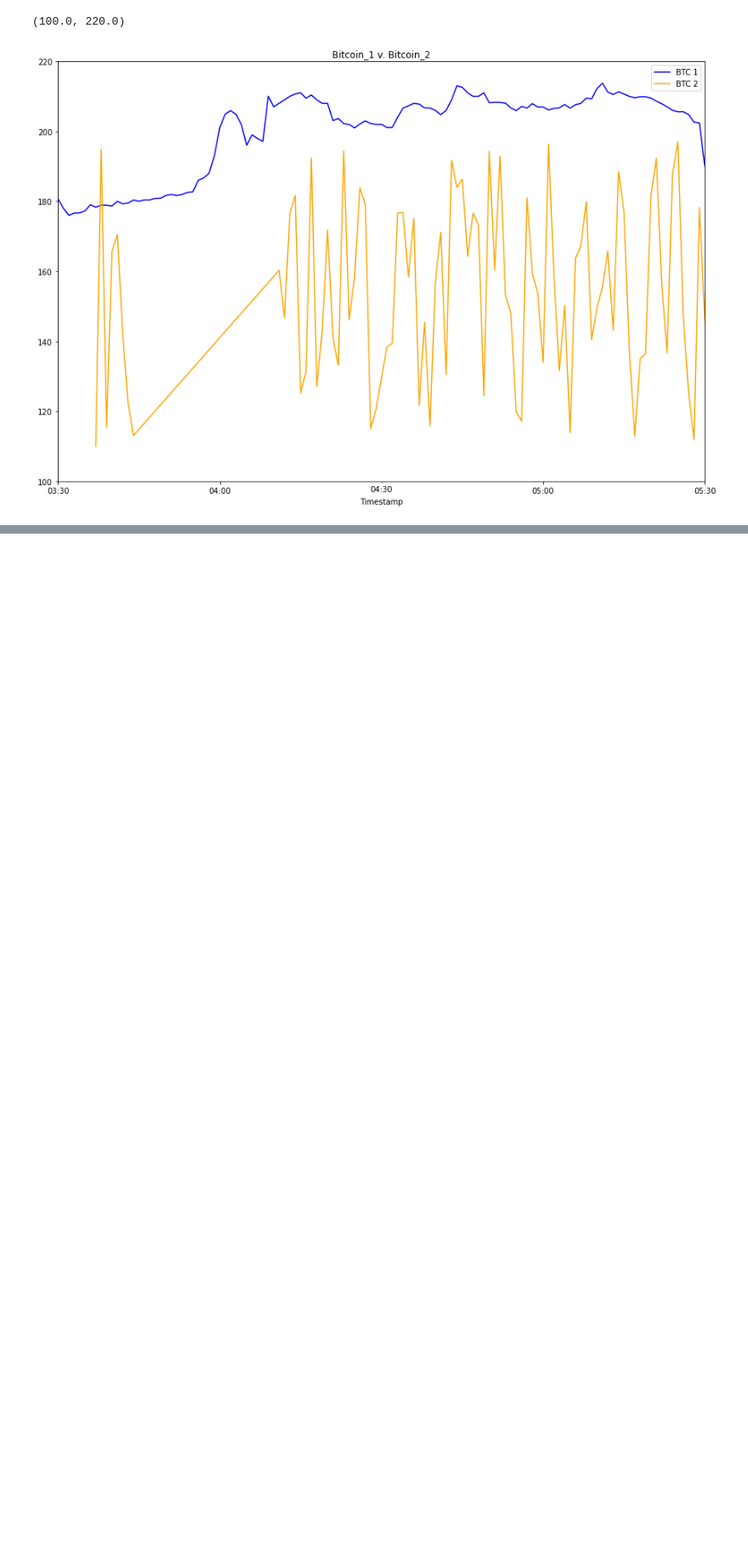
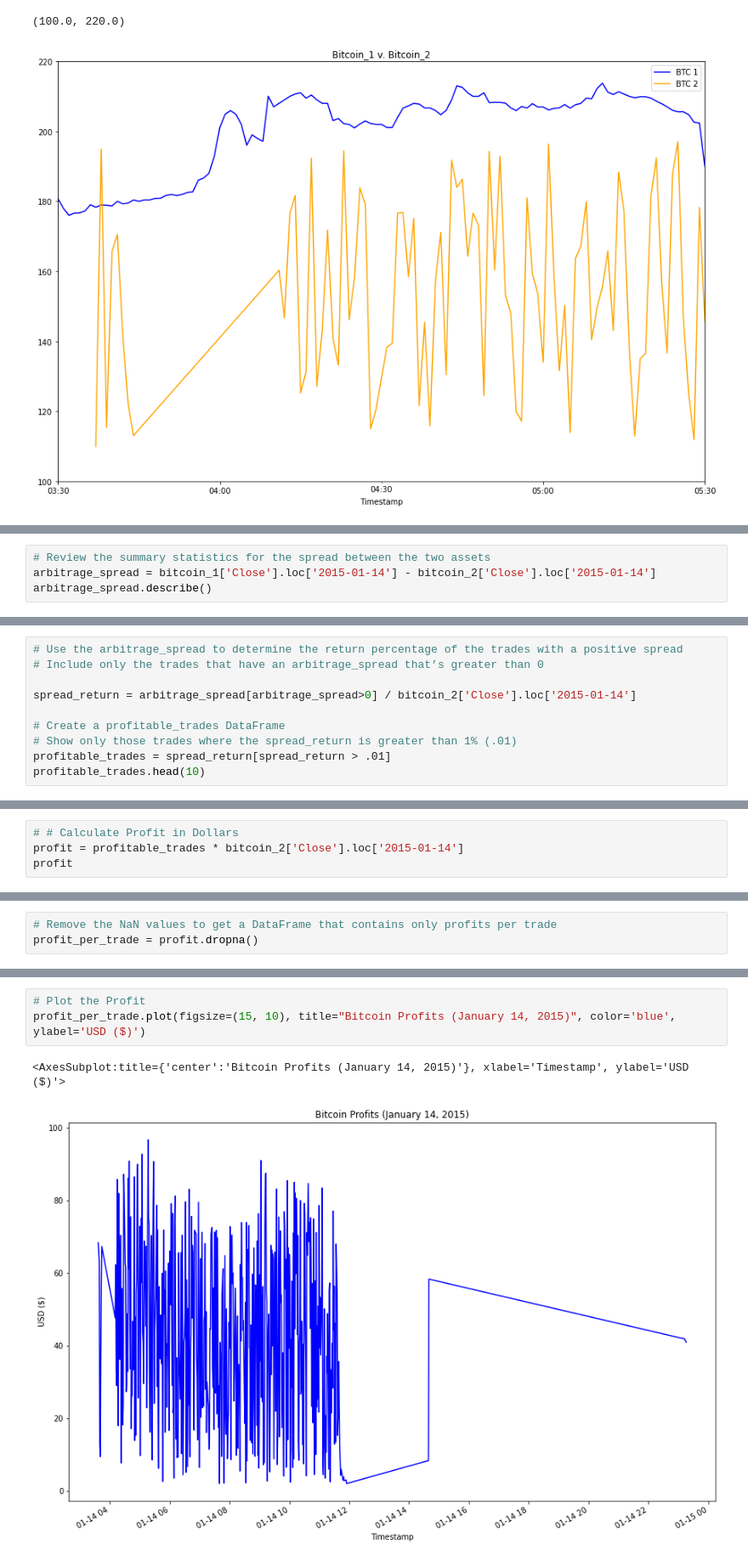
Before and after one commit to jpweldon/Module_3_Practice, a Jupyter notebook: 03_Bitcoin_Month_Week_Day/Bitcoin_Month_Week_Day.ipynb, the cells around one changed output, grey strips where cells are left out. Shown: that part at 85% size. Drawn from its saved outputs; the diff is of its cells as text; blank space fills up the shorter version.

```diff
--- a/03_Bitcoin_Month_Week_Day/Bitcoin_Month_Week_Day.ipynb
+++ b/03_Bitcoin_Month_Week_Day/Bitcoin_Month_Week_Day.ipynb
@@ -152,0 +186,4 @@ bitcoin_2['Close'].loc["2015-01-14 03:30:00" : "2015-01-14 05:30:00"].plot(legen
+# %%
+# Review the summary statistics for the spread between the two assets
+arbitrage_spread = bitcoin_1['Close'].loc['2015-01-14'] - bitcoin_2['Close'].loc['2015-01-14']
+arbitrage_spread.describe()
@@ -152,0 +200,10 @@ bitcoin_2['Close'].loc["2015-01-14 03:30:00" : "2015-01-14 05:30:00"].plot(legen
+# %%
+# Use the arbitrage_spread to determine the return percentage of the trades with a positive spread
+# Include only the trades that have an arbitrage_spread that’s greater than 0
+
+spread_return = arbitrage_spread[arbitrage_spread>0] / bitcoin_2['Close'].loc['2015-01-14']
+
+# Create a profitable_trades DataFrame
+# Show only those trades where the spread_return is greater than 1% (.01)
+profitable_trades = spread_return[spread_return > .01]
+profitable_trades.head(10)
@@ -152,0 +236,4 @@ bitcoin_2['Close'].loc["2015-01-14 03:30:00" : "2015-01-14 05:30:00"].plot(legen
+# %%
+# # Calculate Profit in Dollars
+profit = profitable_trades * bitcoin_2['Close'].loc['2015-01-14']
+profit
@@ -152,0 +256,3 @@ bitcoin_2['Close'].loc["2015-01-14 03:30:00" : "2015-01-14 05:30:00"].plot(legen
+# %%
+# Remove the NaN values to get a DataFrame that contains only profits per trade
+profit_per_trade = profit.dropna()
@@ -152,0 +278,6 @@ bitcoin_2['Close'].loc["2015-01-14 03:30:00" : "2015-01-14 05:30:00"].plot(legen
+# %%
+# Plot the Profit
+profit_per_trade.plot(figsize=(15, 10), title="Bitcoin Profits (January 14, 2015)", color='blue', ylabel='USD ($)')
+# %% [output]
+<AxesSubplot:title={'center':'Bitcoin Profits (January 14, 2015)'}, xlabel='Timestamp', ylabel='USD ($)'>
+[figure, added]
```
Also changed, not shown: parts of 12 cells of this notebook.
